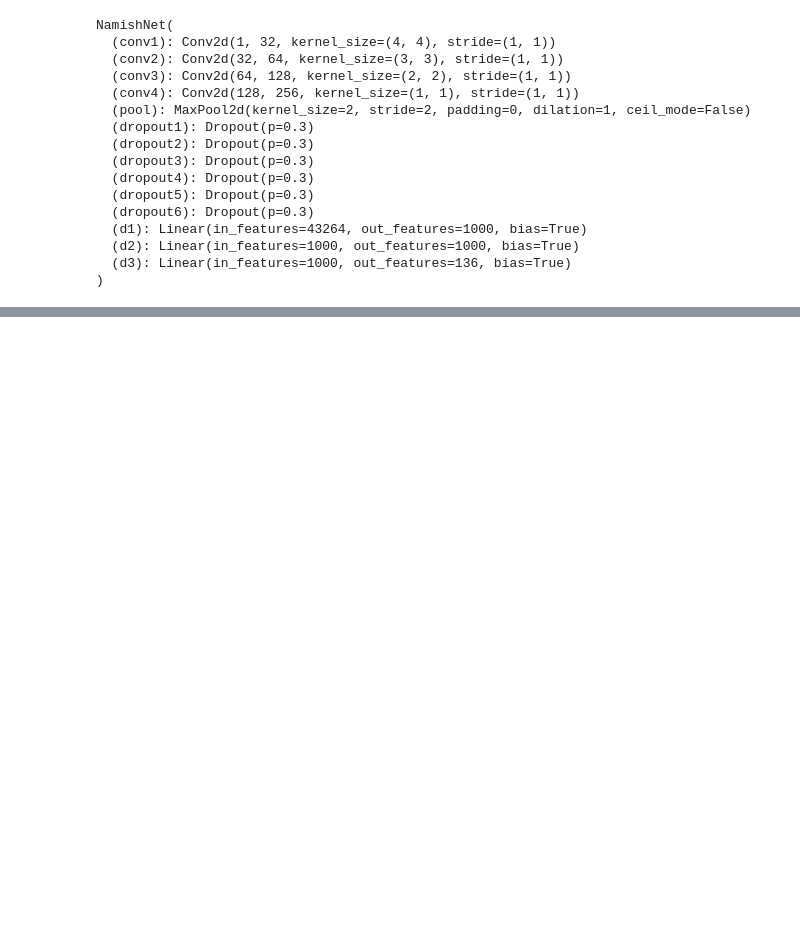
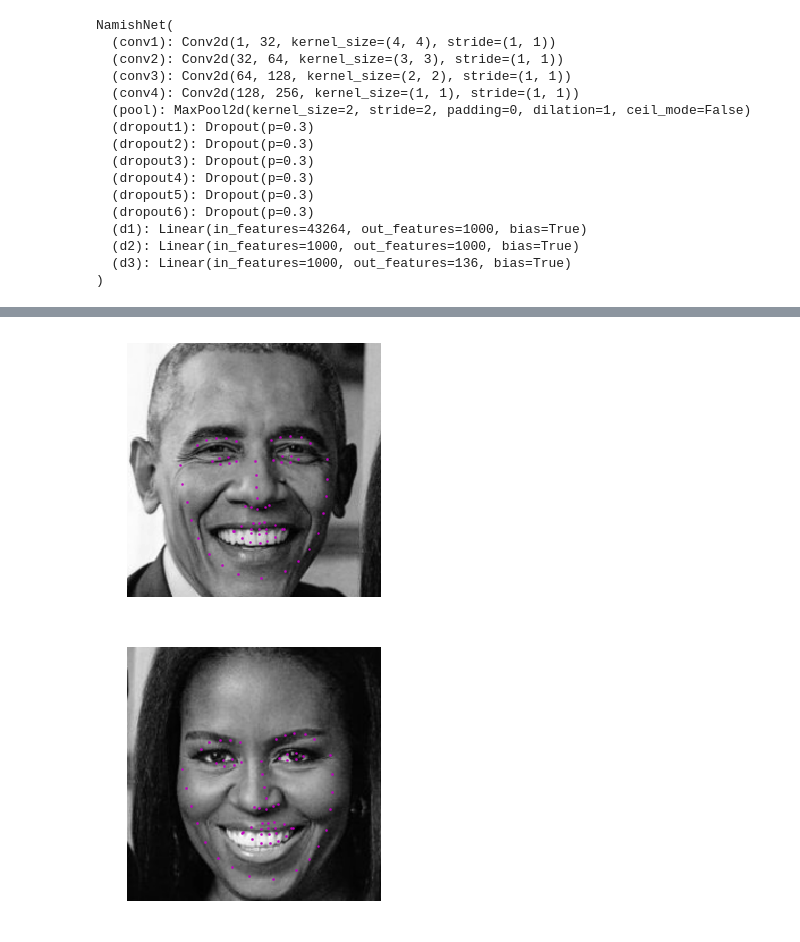
Before and after one commit to egness/Udacity-CVND, a Jupyter notebook: 1_Facial_Keypoint_Detection/3. Facial Keypoint Detection, Complete Pipeline.ipynb, the cells around one changed output, grey strips where cells are left out. Saved outputs shown, nothing was run; the diff lists cells and outputs as text; code cells hidden in the pictures; blank space fills up the shorter version.

```diff
--- a/1_Facial_Keypoint_Detection/3. Facial Keypoint Detection, Complete Pipeline.ipynb
+++ b/1_Facial_Keypoint_Detection/3. Facial Keypoint Detection, Complete Pipeline.ipynb
@@ -118,7 +129,7 @@ net = NamishNet(originalDropout=False, actF=F.relu).cuda()
 ## TODO: load the best saved model parameters (by your path name)
 ## You'll need to un-comment the line below and add the correct name for *your* saved model
 # net.load_state_dict(torch.load('saved_models/keypoints_model_1.pt'))
-
+net.load_state_dict(torch.load('keypoints_model_1.pt'))
 ## print out your net and prepare it for testing (uncomment the line below)
 net.eval()
 # %% [output]
@@ -163,22 +174,49 @@ After each face has been appropriately converted into an input Tensor for your n
 
 <img src='https://github.com/egness/Udacity-CVND/blob/master/1_Facial_Keypoint_Detection/images/michelle_detected.png?raw=1' width=30% height=30%/>
 # %%
+def show_all_keypoints(image, predicted_key_pts):
+    """Show image with predicted keypoints"""
+    # image is grayscale
+    plt.imshow(image, cmap='gray')
+    plt.scatter(predicted_key_pts[:, 0], predicted_key_pts[:, 1], s=20, marker='.', c='m')
+
+
 image_copy = np.copy(image)
 
 # loop over the detected faces from your haar cascade
-for (x,y,w,h) in faces:
+for i, (x,y,w,h) in enumerate(faces):
+    # Select the region of interest that is the face in the image
 
-    # Select the region of interest that is the face in the image
-    roi = image_copy[y:y+h, x:x+w]
+    roi = image_copy[y-20:y+h+20, x-20:x+w+20]
 
     ## TODO: Convert the face region from RGB to grayscale
+    roi = cv2.cvtColor(roi, cv2.COLOR_BGR2GRAY)
 
     ## TODO: Normalize the grayscale image so that its color range falls in [0,1] instead of [0,255]
+    roi = roi / 255.0
 
     ## TODO: Rescale the detected face to be the expected square size for your CNN (224x224, suggested)
+    roi = cv2.resize(roi, (224, 224)).reshape(224, 224, 1)
+    roi_orig = np.copy(roi)
 
     ## TODO: Reshape the numpy image shape (H x W x C) into a torch image shape (C x H x W)
+    roi = torch.from_numpy(roi.transpose(2, 0, 1))
+    roi = roi.type(torch.cuda.FloatTensor)
+    roi = roi.unsqueeze(0)
 
     ## TODO: Make facial keypoint predictions using your loaded, trained network
+    ps = net(roi)
+    ps = ps.view(68, 2)
+    ps = ps.data.cpu().numpy()
+    ps = ps * 50.0 + 100
 
     ## TODO: Display each detected face and the corresponding keypoints
+    plt.figure(figsize=(10, 8))
+    plt.subplot(1, 2, i+1)
+    plt.axis('off')
+    show_all_keypoints(np.squeeze(roi), ps)
+
+plt.show()
+# %% [output]
+[figure, added]
+[figure, added]
```
Also changed, not shown: parts of 4 cells of this notebook.
